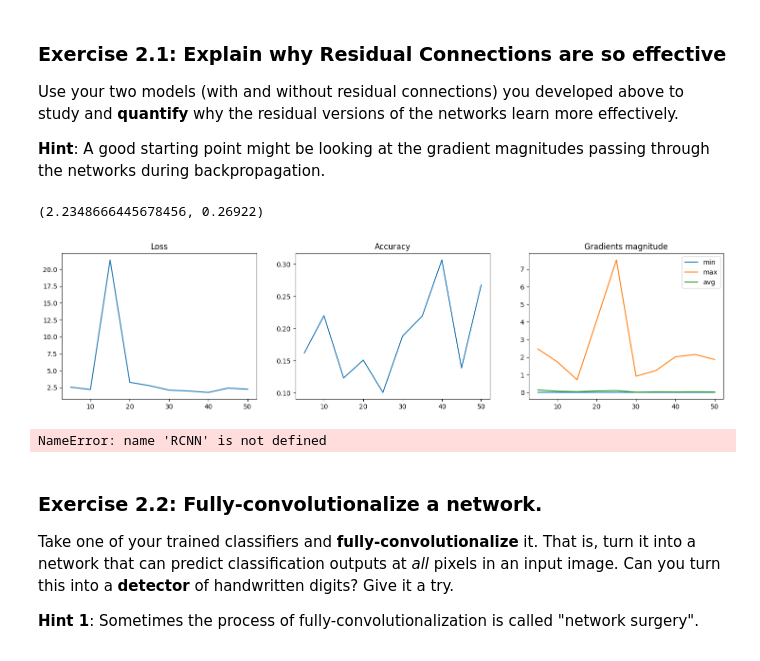
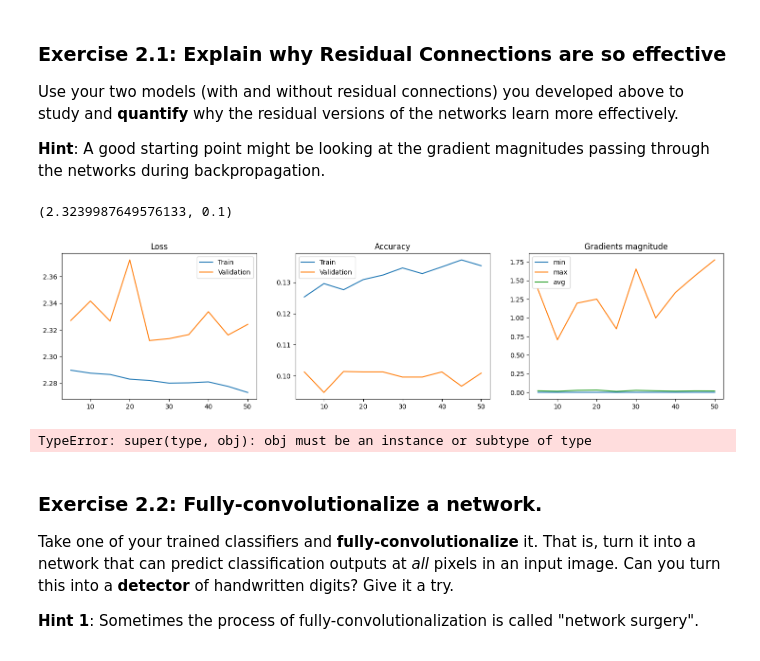
Before and after one commit to Cascetto/dla_labs, a Jupyter notebook: Lab1-CNNs.ipynb, the cells around one changed output. Drawn from its saved outputs; the diff is of its cells as text; code cells hidden in the pictures.

```diff
--- a/Lab1-CNNs.ipynb
+++ b/Lab1-CNNs.ipynb
@@ -271,11 +280,15 @@ def training(model, train_dataloader, validation_dataloader, loss_fn, optimizer,
 # %%
-def plot_training_result(losses, accs, min_g, max_g, avg_g, freq):
+def plot_training_result(losses, accs, val_losses, val_accs, min_g, max_g, avg_g, freq):
     x = [i * freq for i in range(1, len(losses) + 1)]
     fig, (ax1, ax2, ax3) = plt.subplots(nrows=1, ncols=3, figsize=(18, 4))
-    ax1.plot(x, losses)
+    ax1.plot(x, losses, label="Train")
+    ax1.plot(x, val_losses, label="Validation")
     ax1.set_title("Loss")
-    ax2.plot(x, accs)
+    ax1.legend()
+    ax2.plot(x, accs, label="Train")
+    ax2.plot(x, val_accs, label="Validation")
     ax2.set_title("Accuracy")
+    ax2.legend()
     ax3.plot(x, min_g, label="min")
     ax3.set_title("Gradients magnitude")
     ax3.plot(x, max_g, label="max")
@@ -283,13 +296,17 @@ def plot_training_result(losses, accs, min_g, max_g, avg_g, freq):
     ax3.legend()
     fig.show()
 
-def plot_training_result_no_grad(losses, accs, freq):
+def plot_training_result_no_grad(losses, accs, val_losses, val_accs, freq):
     x = [i * freq for i in range(1, len(losses) + 1)]
     fig, (ax1, ax2) = plt.subplots(nrows=1, ncols=2, figsize=(12, 4))
-    ax1.plot(x, losses)
+    ax1.plot(x, losses, label="Train")
+    ax1.plot(x, val_losses, label="Validation")
     ax1.set_title("Loss")
-    ax2.plot(x, accs)
+    ax1.legend()
+    ax2.plot(x, accs, label="Train")
+    ax2.plot(x, val_accs, label="Validation")
     ax2.set_title("Accuracy")
+    ax2.legend()
     fig.show()
 # %%
 mlp = BaselineMLP(28**2, 1024, 2, 10).to(device)
@@ -297,4 +314,4 @@ loss = F.cross_entropy
 opt = torch.optim.Adam(mlp.parameters(), lr=0.001)
 epochs = 50
 freq = 5
-l, a, _, _, _ = training(mlp, dl_train, dl_val, loss, opt, epochs, freq, False, False)
+lt, at, lv, av,  _, _, _ = training(mlp, dl_train, dl_val, loss, opt, epochs, freq, False, False)
@@ -315,7 +334,7 @@ def conv_3x3_same_block(in_channels, out_channels):
     return nn.Sequential(
         nn.Conv2d(in_channels, out_channels, kernel_size=3, stride=1, padding=1),
         nn.BatchNorm2d(out_channels),
-        nn.ReLU()
+        nn.Sigmoid()
     )
 
 def conv_3x3_valid_block(in_channels, out_channels):
@@ -323,7 +342,7 @@ def conv_3x3_valid_block(in_channels, out_channels):
         nn.Conv2d(in_channels, out_channels, kernel_size=3, stride=1, padding=1),
         nn.MaxPool2d(2),
         nn.BatchNorm2d(out_channels),
-        nn.ReLU()
+        nn.Sigmoid()
     )
 # %%
 class CNN(nn.Module):
@@ -384,7 +403,7 @@ Files already downloaded and verified
 cnn = CNN(1).to(device)
 loss = F.cross_entropy
 opt = torch.optim.Adam(cnn.parameters(), lr=0.001)
-l, a, _, _, _= training(cnn, cifar_dl_train, cifar_dl_val, loss, opt, epochs, freq, False, False)
-plot_training_result_no_grad(l, a, freq)
+lt, at, lv, av, _, _, _= training(cnn, cifar_dl_train, cifar_dl_val, loss, opt, epochs, freq, False, False)
+plot_training_result_no_grad(lt, at, lv, av, freq)
 print(validation(cnn, cifar_dl_test, loss))
 # %% [output]
@@ -401,22 +420,18 @@ Use your two models (with and without residual connections) you developed above
 
 **Hint**: A good starting point might be looking at the gradient magnitudes passing through the networks during backpropagation.
 # %%
-width = 32
-depth = 20
-validation_freq = 5
-
 cnn = CNN(10).to(device)
 loss = F.cross_entropy
 opt = torch.optim.Adam(cnn.parameters(), lr=0.001)
 # wandb.init(project="DLA LAB 1 2.1", config={
 #     "architecture": "cnn",
 #     "depth": depth,
 #     "dataset": "cifar10"
 # })
-l, a, min_g, max_g, avg_g = training(cnn, cifar_dl_train, cifar_dl_val, loss, opt, epochs, validation_freq, False, False)
+lt, at, lv, av, min_g, max_g, avg_g = training(cnn, cifar_dl_train, cifar_dl_val, loss, opt, epochs, freq, False, False)
 # wandb.finish()
-plot_training_result(l, a, min_g, max_g, avg_g, freq)
+plot_training_result(lt, at, lv, av, min_g, max_g, avg_g, freq)
 print(validation(cnn, cifar_dl_test, loss))
 # %% [output]
-(2.2348666445678456, 0.26922)
+(2.3239987649576133, 0.1)
-[figure, old version]
+[figure, new version]
@@ -463,7 +478,7 @@ opt = torch.optim.Adam(cnn.parameters(), lr=0.001)
 #    "depth": depth,
 #    "dataset": "cifar10"
 # })
-l, a, min_g, max_g, avg_g = training(cnn, cifar_dl_train, cifar_dl_val, loss, opt, epochs, validation_freq, False, False)
+lt, at, lv, av, min_g, max_g, avg_g = training(cnn, cifar_dl_train, cifar_dl_val, loss, opt, epochs, validation_freq, False, False)
 # wandb.finish()
 # %% [output]
-NameError: name 'RCNN' is not defined
+TypeError: super(type, obj): obj must be an instance or subtype of type
```
Also changed, not shown: parts of 13 cells of this notebook.
